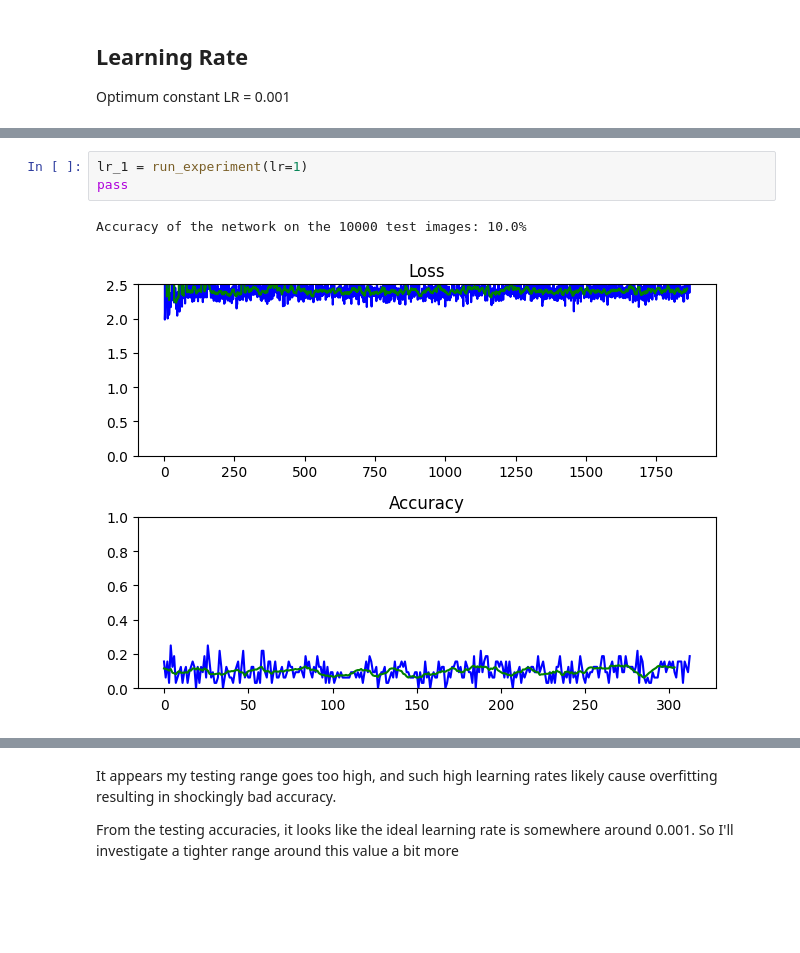
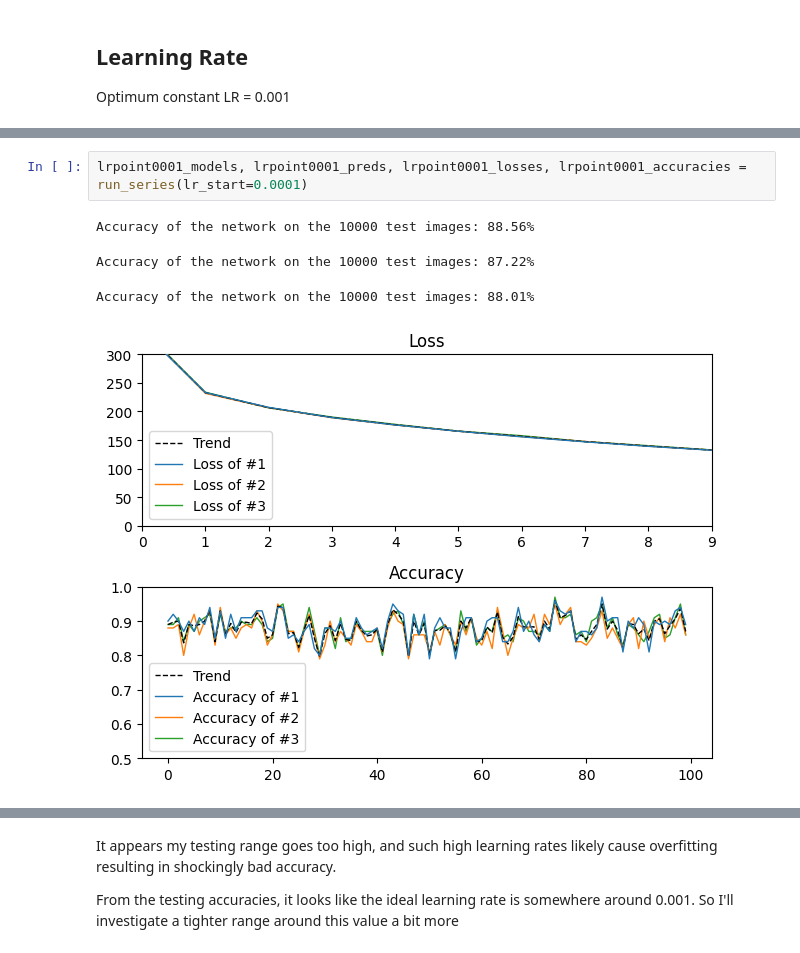
Before and after one commit to danbates1452/neural-networks, a Jupyter notebook: Coursework.ipynb, the cells around one changed output, grey strips where cells are left out. Cells and saved outputs as stored; diff of their text form; blank space fills up the shorter version.

Commit message:
ran all experiments

```diff
--- a/Coursework.ipynb
+++ b/Coursework.ipynb
@@ -433,6 +374,7 @@ Accuracy of the network on the 10000 test images: 21.78%
-# %%
-lr_1 = run_experiment(lr=1)
-pass
-# %% [output]
-Accuracy of the network on the 10000 test images: 10.0%
-[figure, removed]
+# %%
+lrpoint0001_models, lrpoint0001_preds, lrpoint0001_losses, lrpoint0001_accuracies = run_series(lr_start=0.0001)
+# %% [output]
+Accuracy of the network on the 10000 test images: 88.56%
+Accuracy of the network on the 10000 test images: 87.22%
+Accuracy of the network on the 10000 test images: 88.01%
+[figure, added]
```
Also changed, not shown: parts of 48 cells of this notebook.
